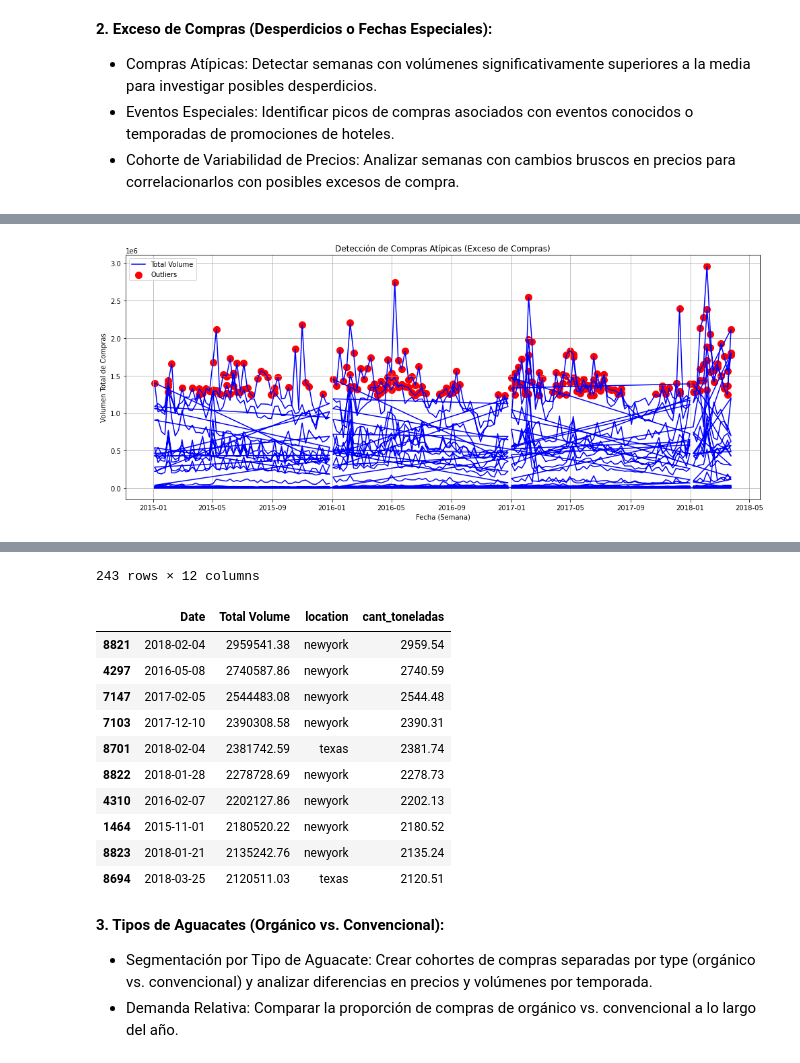
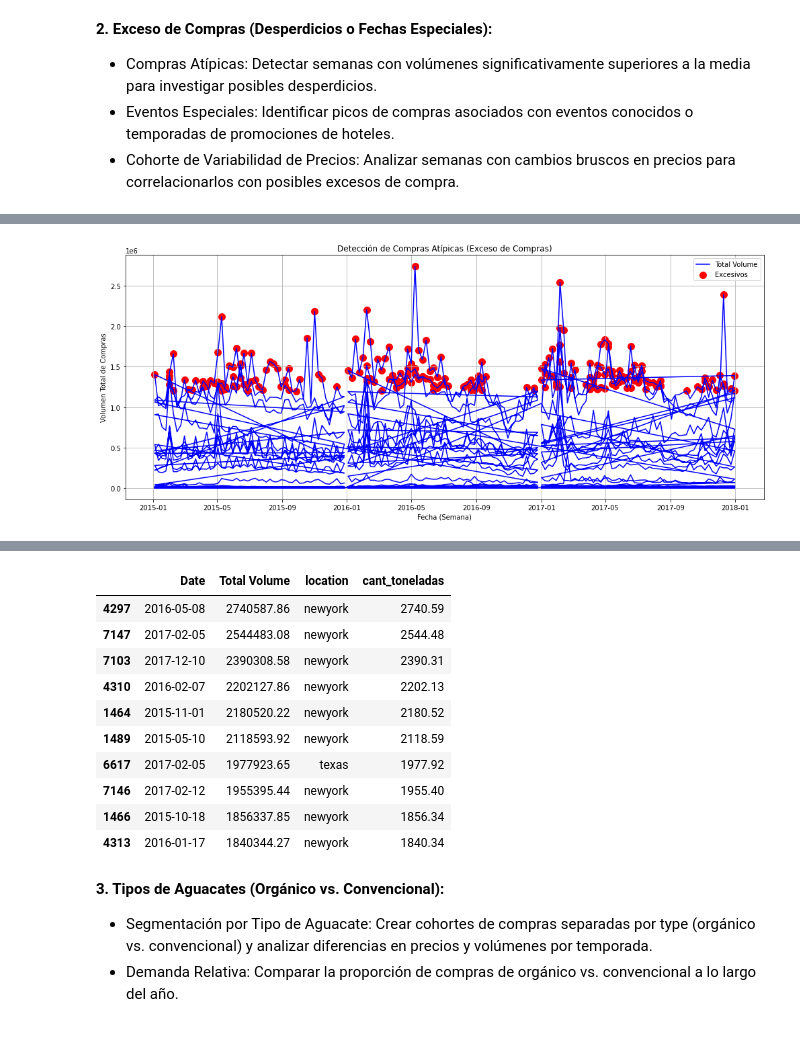
Before and after one commit to Julix4/AvoEconomics, a Jupyter notebook: cohortes-avanzados.ipynb, the cells around one changed output, grey strips where cells are left out. Saved outputs shown, nothing was run; the diff lists cells and outputs as text; code cells hidden in the pictures.

```diff
--- a/cohortes-avanzados.ipynb
+++ b/cohortes-avanzados.ipynb
@@ -9,6 +9,10 @@
 - Comparación Año a Año: Comparar volúmenes y precios promedio año a año para identificar temporadas de alta demanda.
 - Días Festivos y Temporadas de Vacaciones: Crear cohortes basados en semanas festivas y periodos de vacaciones para analizar cambios en compras.
 # %%
+# Filtrar el DataFrame extendido para incluir solo fechas hasta diciembre de 2017
+df_avocado_hotels = df_avocado_hotels[df_avocado_hotels['Date'] < '2018-01-01']
+
+
 # Crear cohortes menual usando AveragePrice, Total Volume y Date.
 cor1 = df_avocado_hotels.groupby(pd.Grouper(key='Date', freq='M')).agg(
     avg_price=('AveragePrice', 'mean'),
@@ -109,27 +122,17 @@ plt.show()
 # %%
-# Calcular estadísticas para detección de compras atípicas
-volume_mean = df_avocado_hotels['Total Volume'].mean()
-volume_std = df_avocado_hotels['Total Volume'].std()
-
-# Identificar semanas con volúmenes superiores a la media + 2 desviaciones estándar
-df_outliers = df_avocado_hotels[df_avocado_hotels['Total Volume'] > (volume_mean + 2 * volume_std)]
-
 # Visualizar semanas atípicas
 plt.figure(figsize=(14, 6))
 
 # Gráfico de líneas de compras totales
 plt.plot(df_avocado_hotels['Date'], df_avocado_hotels['Total Volume'], label='Total Volume', color='blue')
-plt.scatter(df_outliers['Date'], df_outliers['Total Volume'], color='red', s=100, label='Outliers')
+plt.scatter(df_outliers['Date'], df_outliers['Total Volume'], color='red', s=100, label='Excesivos')
 
 plt.title('Detección de Compras Atípicas (Exceso de Compras)')
 plt.xlabel('Fecha (Semana)')
 plt.ylabel('Volumen Total de Compras')
 plt.legend()
 plt.grid(True)
 plt.tight_layout()
 plt.show()
-
-# Mostrar registros atípicos detectados
-df_outliers
 # %% [output]
-[figure, old version]
+[figure, new version]
@@ -148,4 +139,3 @@ df_outliers
-243 rows × 12 columns
 # %%
 # Ordenar el DataFrame por 'Total Volume' en orden descendente y seleccionar los 10 más altos
 top_10_peaks = df_avocado_hotels.nlargest(10, 'Total Volume')[['Date', 'Total Volume', 'location','cant_toneladas']]
@@ -156,16 +146,16 @@ top_10_peaks['Total Volume'] = top_10_peaks['Total Volume'].round(2)
 top_10_peaks
 # %% [output]
 |  | Date | Total Volume | location | cant_toneladas |
-| 8821 | 2018-02-04 | 2959541.38 | newyork | 2959.54 |
 | 4297 | 2016-05-08 | 2740587.86 | newyork | 2740.59 |
 | 7147 | 2017-02-05 | 2544483.08 | newyork | 2544.48 |
 | 7103 | 2017-12-10 | 2390308.58 | newyork | 2390.31 |
-| 8701 | 2018-02-04 | 2381742.59 | texas | 2381.74 |
-| 8822 | 2018-01-28 | 2278728.69 | newyork | 2278.73 |
 | 4310 | 2016-02-07 | 2202127.86 | newyork | 2202.13 |
 | 1464 | 2015-11-01 | 2180520.22 | newyork | 2180.52 |
-| 8823 | 2018-01-21 | 2135242.76 | newyork | 2135.24 |
-| 8694 | 2018-03-25 | 2120511.03 | texas | 2120.51 |
+| 1489 | 2015-05-10 | 2118593.92 | newyork | 2118.59 |
+| 6617 | 2017-02-05 | 1977923.65 | texas | 1977.92 |
+| 7146 | 2017-02-12 | 1955395.44 | newyork | 1955.40 |
+| 1466 | 2015-10-18 | 1856337.85 | newyork | 1856.34 |
+| 4313 | 2016-01-17 | 1840344.27 | newyork | 1840.34 |
 # %% [markdown]
 **3. Tipos de Aguacates (Orgánico vs. Convencional):**
 - Segmentación por Tipo de Aguacate: Crear cohortes de compras separadas por type (orgánico vs. convencional) y analizar diferencias en precios y volúmenes por temporada.
```
Also changed, not shown: parts of 6 cells of this notebook, 2 other files.
